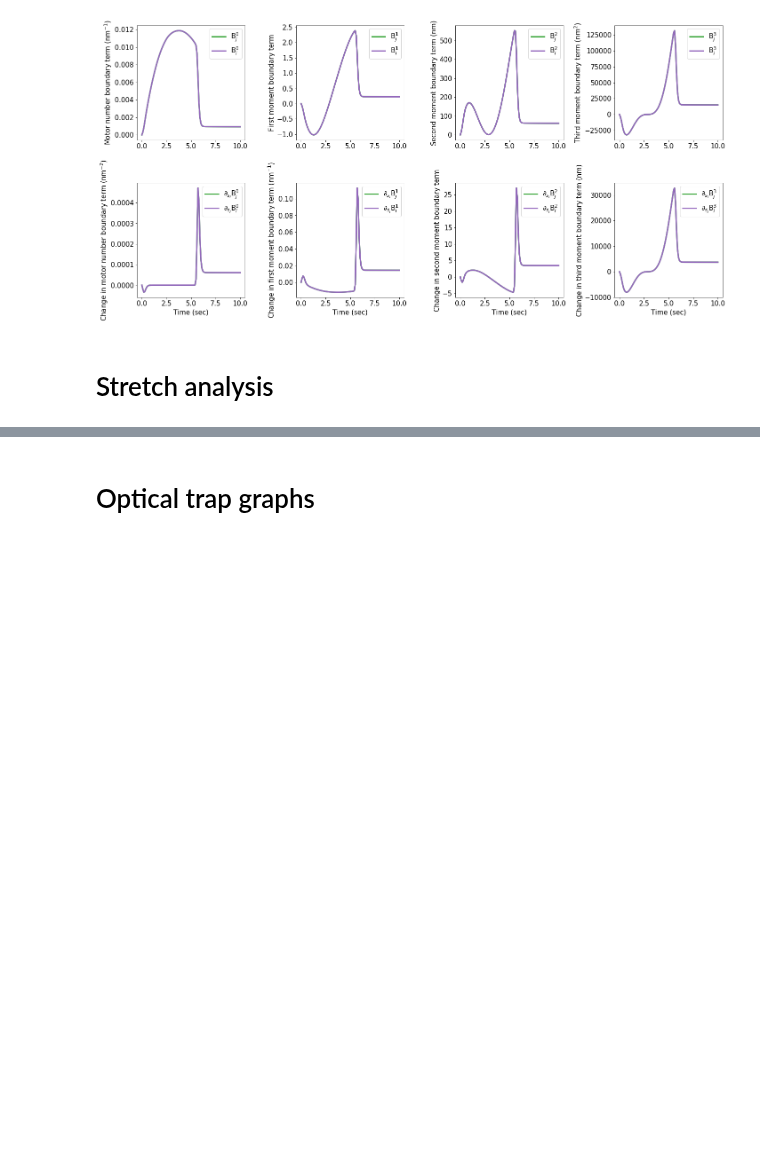
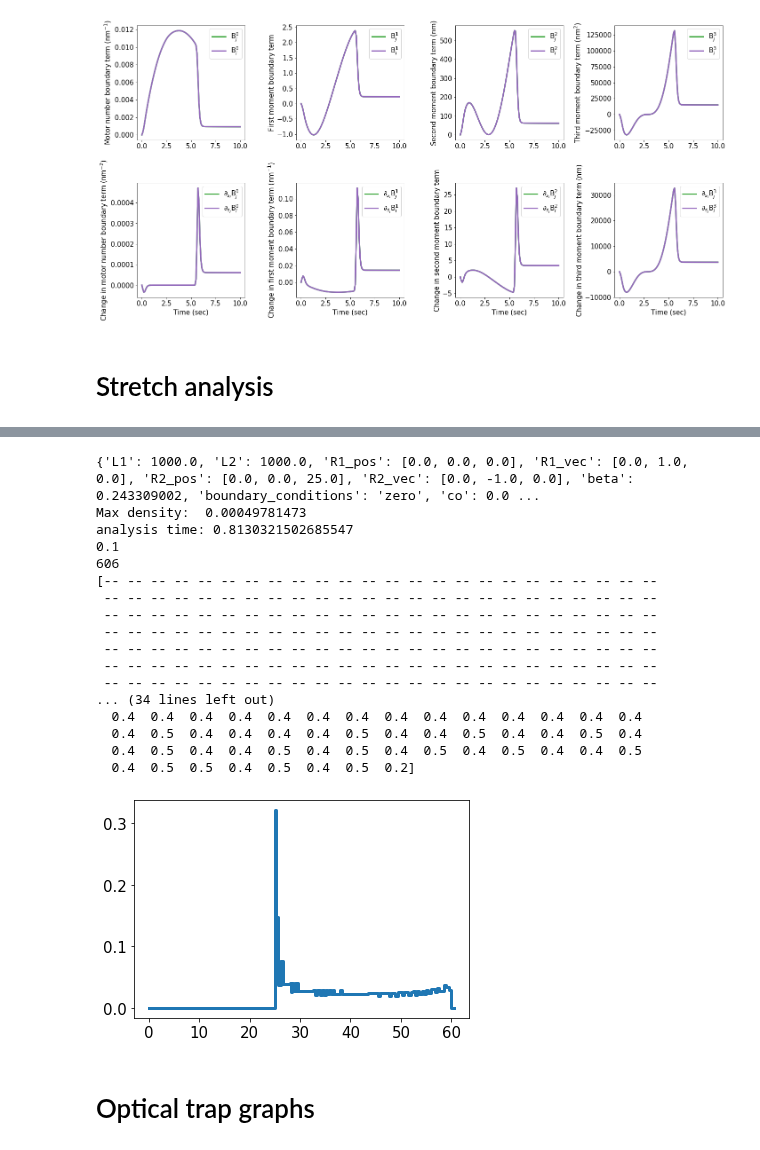
Before and after one commit to lamsoa729/FoXlink, a Jupyter notebook: notebooks/pde_graph_prototypes.ipynb, the cells around one changed output, grey strips where cells are left out. Saved outputs shown, nothing was run; the diff lists cells and outputs as text; code cells hidden in the pictures; blank space fills up the shorter version.

```diff
--- a/notebooks/pde_graph_prototypes.ipynb
+++ b/notebooks/pde_graph_prototypes.ipynb
@@ -368,2 +338,52 @@ plt.plot(fil_bins[:-1], h_distr_arr[t]/(bin_width*np.sum(h_distr_arr[t])), lw=.2
+# %%
+try:
+    t=20
+    h5_fname = "/Users/adamlamson/projects/DATA/MethodsPaper/20-03-22_runs/PDE_antipara_stat.h5"
+    anal = PDEAnalyzer(h5_fname, 'load')
+    ds = anal._params['ds']
+    dy = abs(anal.R2_pos[t][2]-anal.R1_pos[t][2])
+    h_distr_arr = anal.h_distr_dset[t]
+    bin_edges = anal.h_distr_dset.attrs['bin_edges']
+    bin_width = bin_edges[1]-bin_edges[0]
+    bin_centers = bin_edges[:-1] + .5*bin_width
+    print(bin_width)
+    print(bin_centers.size)
+    masked_left_bin_edges = np.ma.masked_where(h_distr_arr == 0, bin_edges[:-1])
+    left_bin_edges = np.asarray(masked_left_bin_edges[~masked_left_bin_edges.mask].tolist())
+    left_bin_edges = np.append(left_bin_edges, bin_edges[-1])
+
+    print(masked_left_bin_edges)
+    masked_h_distr = np.ma.masked_where(h_distr_arr == 0, h_distr_arr)
+    clean_h_distr = np.asarray(masked_h_distr[~masked_h_distr.mask].tolist())
+    true_bin_widths = left_bin_edges[1:] - left_bin_edges[:-1]
+    left_bin_edges = np.append(0,left_bin_edges)
+    true_bin_widths = np.append(left_bin_edges[1]-left_bin_edges[0],true_bin_widths)
+    clean_h_distr = np.append(0, clean_h_distr)
+    print(true_bin_widths)
+    plt.plot(left_bin_edges[:-1] + .5*bin_width, clean_h_distr/(true_bin_widths*np.sum(clean_h_distr)), ds='steps-post')
+except:
+    print("Analysis failed!")
+    raise
+finally:
+    anal.save()
+# %% [output]
+{'L1': 1000.0, 'L2': 1000.0, 'R1_pos': [0.0, 0.0, 0.0], 'R1_vec': [0.0, 1.0, 0.0], 'R2_pos': [0.0, 0.0, 25.0], 'R2_vec': [0.0, -1.0, 0.0], 'beta': 0.243309002, 'boundary_conditions': 'zero', 'co': 0.0 ...
+Max density:  0.00049781473
+analysis time: 0.8130321502685547
+0.1
+606
+[-- -- -- -- -- -- -- -- -- -- -- -- -- -- -- -- -- -- -- -- -- -- -- --
+ -- -- -- -- -- -- -- -- -- -- -- -- -- -- -- -- -- -- -- -- -- -- -- --
+ -- -- -- -- -- -- -- -- -- -- -- -- -- -- -- -- -- -- -- -- -- -- -- --
+ -- -- -- -- -- -- -- -- -- -- -- -- -- -- -- -- -- -- -- -- -- -- -- --
+ -- -- -- -- -- -- -- -- -- -- -- -- -- -- -- -- -- -- -- -- -- -- -- --
+ -- -- -- -- -- -- -- -- -- -- -- -- -- -- -- -- -- -- -- -- -- -- -- --
+ -- -- -- -- -- -- -- -- -- -- -- -- -- -- -- -- -- -- -- -- -- -- -- --
+... (34 lines left out)
+  0.4  0.4  0.4  0.4  0.4  0.4  0.4  0.4  0.4  0.4  0.4  0.4  0.4  0.4
+  0.4  0.5  0.4  0.4  0.4  0.4  0.5  0.4  0.4  0.5  0.4  0.4  0.5  0.4
+  0.4  0.5  0.4  0.4  0.5  0.4  0.5  0.4  0.5  0.4  0.5  0.4  0.4  0.5
+  0.4  0.5  0.5  0.4  0.5  0.4  0.5  0.2]
+[figure, added]
 # %% [markdown]
 # Optical trap graphs
```
Also changed, not shown: parts of 5 cells of this notebook, 2 other files.
